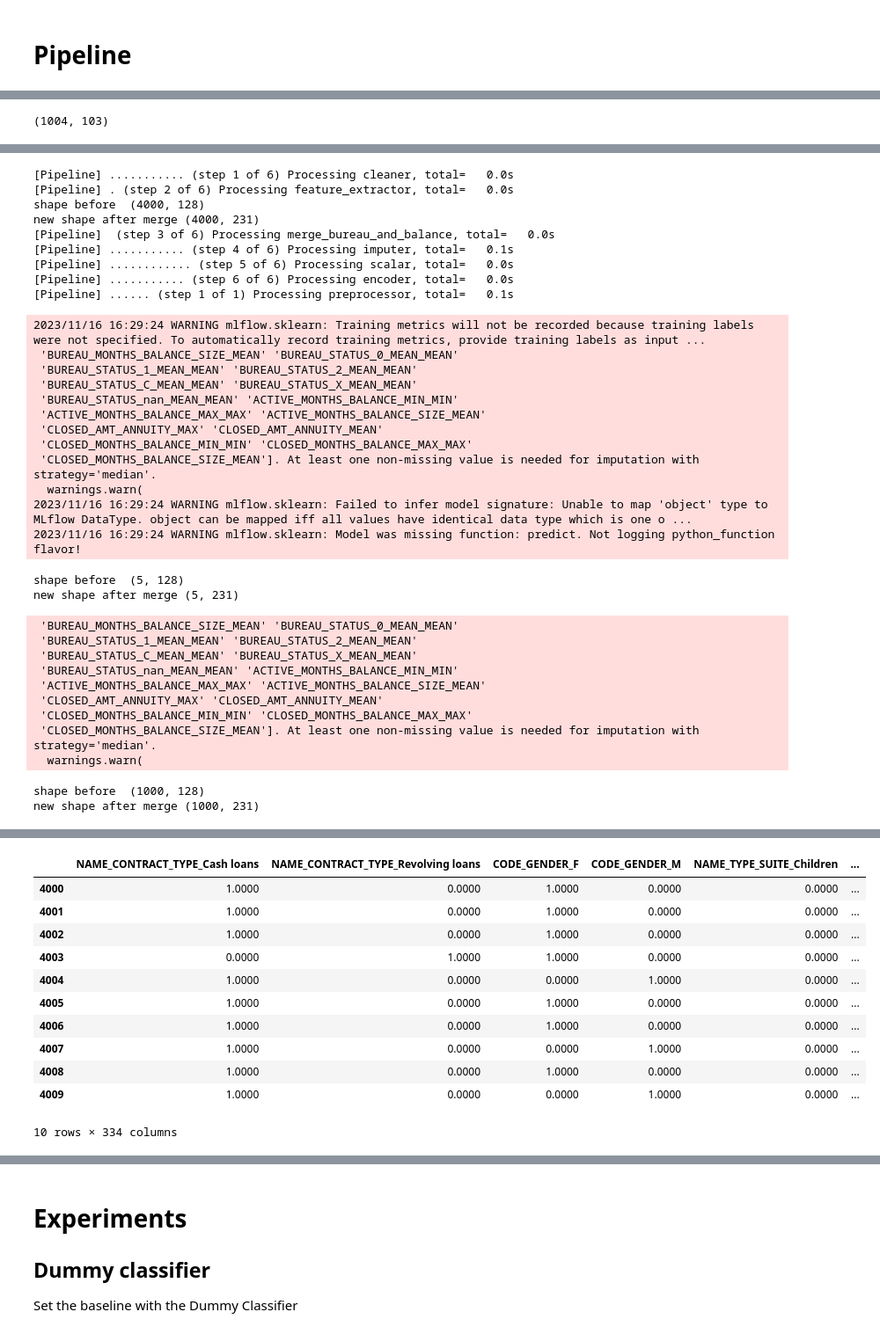
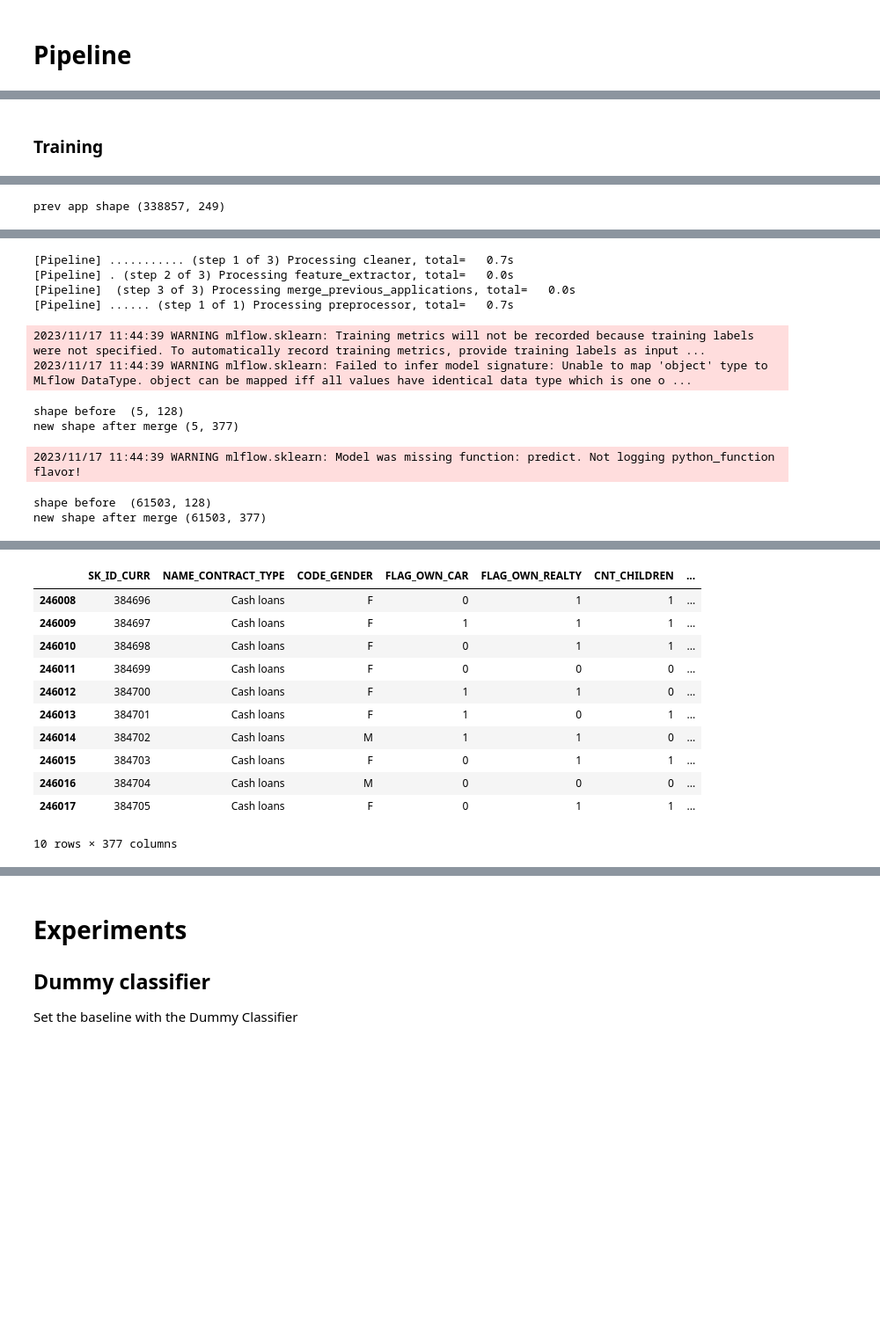
Before and after one commit to NatChe/credit-scoring-dashboard, a Jupyter notebook: 01_Training.ipynb, the cells around one changed output, grey strips where cells are left out. Shown: that part at 88% size. Cells and saved outputs as stored; diff of their text form; code cells hidden in the pictures; blank space fills up the shorter version.

```diff
--- a/01_Training.ipynb
+++ b/01_Training.ipynb
@@ -69,6 +86,8 @@ def display_scores(y_true, y_pred, y_pred_proba, name=''):
     display.plot()
 
     print('-------------------------')
+# %% [markdown]
+### Training
 # %%
 def train(pipeline_name, config, dev_mode=True):
     print('Training the model')
@@ -106,12 +125,13 @@ def train(pipeline_name, config, dev_mode=True):
 # debug
 test_config = {
     'preprocessing': {
-        'should_fill_na': True,
+        'should_fill_na': False,
         'num_imputer': SimpleImputer(strategy='median'),
         'cat_imputer': SimpleImputer(strategy='most_frequent'),
         'should_scale': True,
         'scaler': StandardScaler(),
-        'use_bureau': True
+        'use_bureau_and_balance': False,
+        'use_previous_applications': True
     },
      'balancing': {
         'should_oversample': False,
@@ -124,7 +144,7 @@ test_config = {
 
 time_start = time.time()
 
-data = process.load_data(dev_mode=True)
+data = process.load_data(dev_mode=False)
 
 X = data['application'].drop(process.TARGET_COLUMN, axis=1)
 y = data['application'][process.TARGET_COLUMN]
@@ -138,7 +158,7 @@ X_train, X_test, y_train, y_test = train_test_split(X,
 print('Train shape: {}'.format(X_train.shape))
 print('Valid shape: {}'.format(y_train.shape))
 
-pipeline = PIPELINES['log_regression'](config=test_config)
+pipeline = PIPELINES['log_regression'](config=test_config, dev_mode=False)
 
 
 X_new = pipeline.fit(X_train)
@@ -169 +173 @@ SK_ID_CURR
-(1004, 103)
+prev app shape (338857, 249)
@@ -189,34 +191,11 @@ SK_ID_CURR
-[Pipeline] ........... (step 1 of 6) Processing cleaner, total=   0.0s
-[Pipeline] . (step 2 of 6) Processing feature_extractor, total=   0.0s
-shape before  (4000, 128)
-new shape after merge (4000, 231)
-[Pipeline]  (step 3 of 6) Processing merge_bureau_and_balance, total=   0.0s
-[Pipeline] ........... (step 4 of 6) Processing imputer, total=   0.1s
-[Pipeline] ............ (step 5 of 6) Processing scalar, total=   0.0s
-[Pipeline] ........... (step 6 of 6) Processing encoder, total=   0.0s
-[Pipeline] ...... (step 1 of 1) Processing preprocessor, total=   0.1s
+[Pipeline] ........... (step 1 of 3) Processing cleaner, total=   0.7s
+[Pipeline] . (step 2 of 3) Processing feature_extractor, total=   0.0s
+[Pipeline]  (step 3 of 3) Processing merge_previous_applications, total=   0.0s
+[Pipeline] ...... (step 1 of 1) Processing preprocessor, total=   0.7s
-2023/11/16 16:29:24 WARNING mlflow.sklearn: Training metrics will not be recorded because training labels were not specified. To automatically record training metrics, provide training labels as input ...
- 'BUREAU_MONTHS_BALANCE_SIZE_MEAN' 'BUREAU_STATUS_0_MEAN_MEAN'
- 'BUREAU_STATUS_1_MEAN_MEAN' 'BUREAU_STATUS_2_MEAN_MEAN'
- 'BUREAU_STATUS_C_MEAN_MEAN' 'BUREAU_STATUS_X_MEAN_MEAN'
- 'BUREAU_STATUS_nan_MEAN_MEAN' 'ACTIVE_MONTHS_BALANCE_MIN_MIN'
- 'ACTIVE_MONTHS_BALANCE_MAX_MAX' 'ACTIVE_MONTHS_BALANCE_SIZE_MEAN'
- 'CLOSED_AMT_ANNUITY_MAX' 'CLOSED_AMT_ANNUITY_MEAN'
- 'CLOSED_MONTHS_BALANCE_MIN_MIN' 'CLOSED_MONTHS_BALANCE_MAX_MAX'
- 'CLOSED_MONTHS_BALANCE_SIZE_MEAN']. At least one non-missing value is needed for imputation with strategy='median'.
-  warnings.warn(
-2023/11/16 16:29:24 WARNING mlflow.sklearn: Failed to infer model signature: Unable to map 'object' type to MLflow DataType. object can be mapped iff all values have identical data type which is one o ...
-2023/11/16 16:29:24 WARNING mlflow.sklearn: Model was missing function: predict. Not logging python_function flavor!
+2023/11/17 11:44:39 WARNING mlflow.sklearn: Training metrics will not be recorded because training labels were not specified. To automatically record training metrics, provide training labels as input ...
+2023/11/17 11:44:39 WARNING mlflow.sklearn: Failed to infer model signature: Unable to map 'object' type to MLflow DataType. object can be mapped iff all values have identical data type which is one o ...
 shape before  (5, 128)
-new shape after merge (5, 231)
+new shape after merge (5, 377)
- 'BUREAU_MONTHS_BALANCE_SIZE_MEAN' 'BUREAU_STATUS_0_MEAN_MEAN'
- 'BUREAU_STATUS_1_MEAN_MEAN' 'BUREAU_STATUS_2_MEAN_MEAN'
- 'BUREAU_STATUS_C_MEAN_MEAN' 'BUREAU_STATUS_X_MEAN_MEAN'
- 'BUREAU_STATUS_nan_MEAN_MEAN' 'ACTIVE_MONTHS_BALANCE_MIN_MIN'
- 'ACTIVE_MONTHS_BALANCE_MAX_MAX' 'ACTIVE_MONTHS_BALANCE_SIZE_MEAN'
- 'CLOSED_AMT_ANNUITY_MAX' 'CLOSED_AMT_ANNUITY_MEAN'
- 'CLOSED_MONTHS_BALANCE_MIN_MIN' 'CLOSED_MONTHS_BALANCE_MAX_MAX'
- 'CLOSED_MONTHS_BALANCE_SIZE_MEAN']. At least one non-missing value is needed for imputation with strategy='median'.
-  warnings.warn(
+2023/11/17 11:44:39 WARNING mlflow.sklearn: Model was missing function: predict. Not logging python_function flavor!
-shape before  (1000, 128)
-new shape after merge (1000, 231)
+shape before  (61503, 128)
+new shape after merge (61503, 377)
@@ -223,15 +203,15 @@ new shape after merge (1000, 231)
-|  | NAME_CONTRACT_TYPE_Cash loans | NAME_CONTRACT_TYPE_Revolving loans | CODE_GENDER_F | CODE_GENDER_M | NAME_TYPE_SUITE_Children | ... |
-| 4000 | 1.0000 | 0.0000 | 1.0000 | 0.0000 | 0.0000 | ... |
-| 4001 | 1.0000 | 0.0000 | 1.0000 | 0.0000 | 0.0000 | ... |
-| 4002 | 1.0000 | 0.0000 | 1.0000 | 0.0000 | 0.0000 | ... |
-| 4003 | 0.0000 | 1.0000 | 1.0000 | 0.0000 | 0.0000 | ... |
-| 4004 | 1.0000 | 0.0000 | 0.0000 | 1.0000 | 0.0000 | ... |
-| 4005 | 1.0000 | 0.0000 | 1.0000 | 0.0000 | 0.0000 | ... |
-| 4006 | 1.0000 | 0.0000 | 1.0000 | 0.0000 | 0.0000 | ... |
-| 4007 | 1.0000 | 0.0000 | 0.0000 | 1.0000 | 0.0000 | ... |
-| 4008 | 1.0000 | 0.0000 | 1.0000 | 0.0000 | 0.0000 | ... |
-| 4009 | 1.0000 | 0.0000 | 0.0000 | 1.0000 | 0.0000 | ... |
+|  | SK_ID_CURR | NAME_CONTRACT_TYPE | CODE_GENDER | FLAG_OWN_CAR | FLAG_OWN_REALTY | CNT_CHILDREN | ... |
+| 246008 | 384696 | Cash loans | F | 0 | 1 | 1 | ... |
+| 246009 | 384697 | Cash loans | F | 1 | 1 | 1 | ... |
+| 246010 | 384698 | Cash loans | F | 0 | 1 | 1 | ... |
+| 246011 | 384699 | Cash loans | F | 0 | 0 | 0 | ... |
+| 246012 | 384700 | Cash loans | F | 1 | 1 | 0 | ... |
+| 246013 | 384701 | Cash loans | F | 1 | 0 | 1 | ... |
+| 246014 | 384702 | Cash loans | M | 1 | 1 | 0 | ... |
+| 246015 | 384703 | Cash loans | F | 0 | 1 | 1 | ... |
+| 246016 | 384704 | Cash loans | M | 0 | 0 | 0 | ... |
+| 246017 | 384705 | Cash loans | F | 0 | 1 | 1 | ... |
-10 rows × 334 columns
+10 rows × 377 columns
 # %%
 test_config = {
     'preprocessing': {
```
Also changed, not shown: parts of 19 cells of this notebook.
